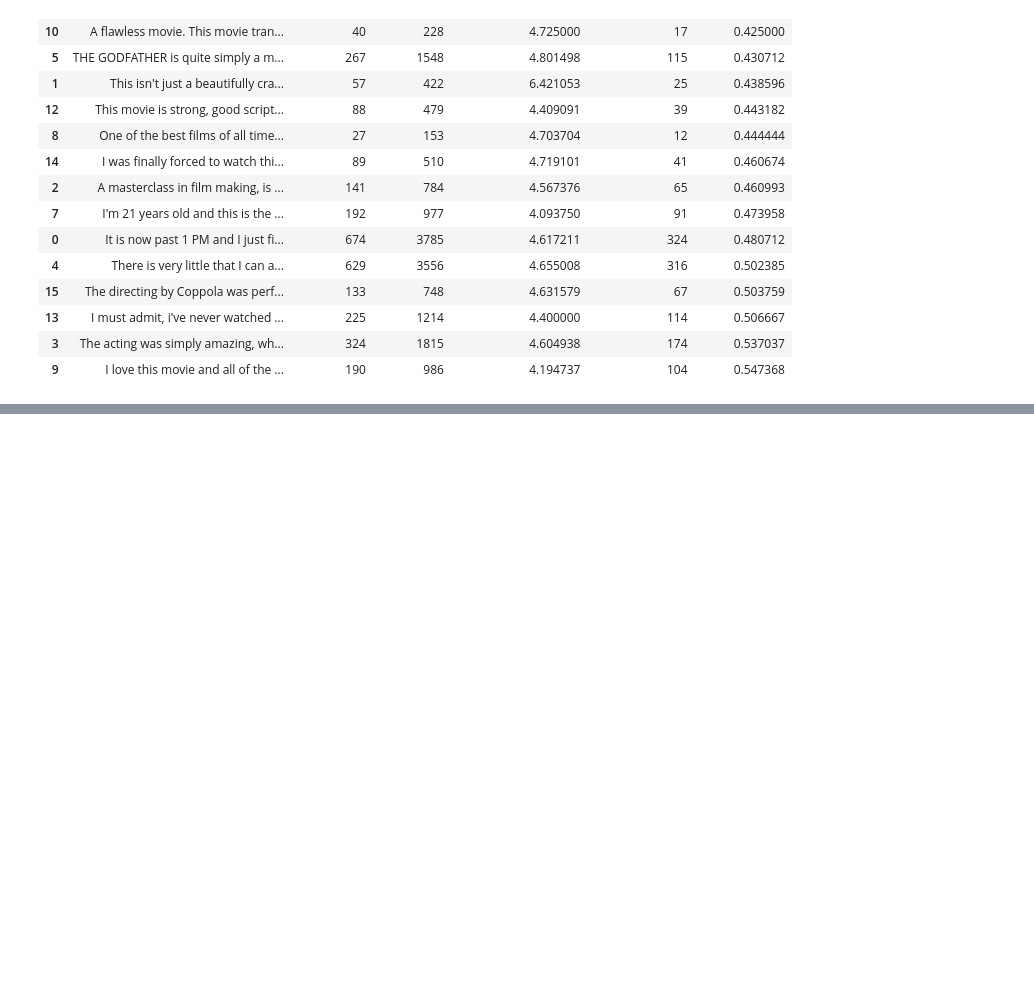
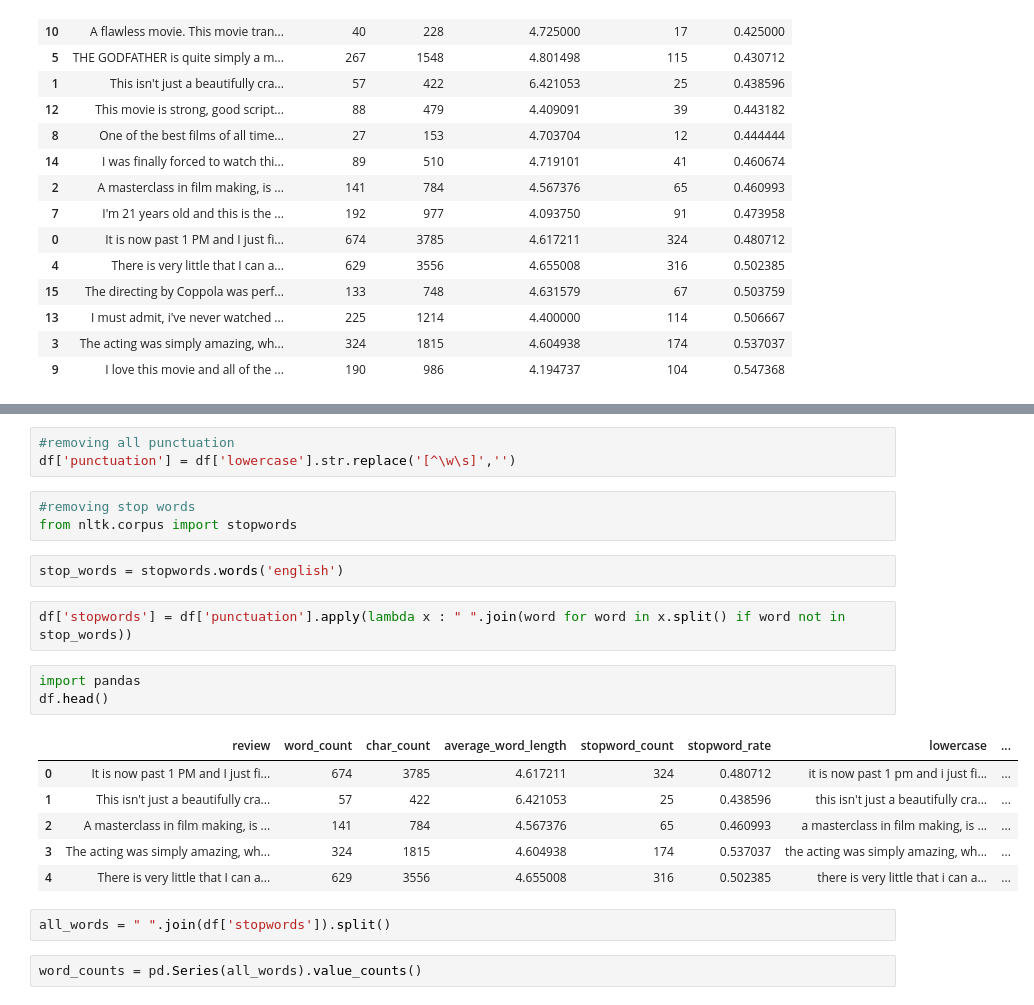
Before and after one commit to anishhgoel/business_sentiment_analysis, a Jupyter notebook: business_reviews.ipynb, the cells around one changed output, grey strips where cells are left out. Saved outputs shown, nothing was run; the diff lists cells and outputs as text; blank space fills up the shorter version.

```diff
--- a/business_reviews.ipynb
+++ b/business_reviews.ipynb
@@ -160,0 +174,24 @@ df.describe()
+# %%
+#removing all punctuation
+df['punctuation'] = df['lowercase'].str.replace('[^\w\s]','')
+# %%
+#removing stop words
+from nltk.corpus import stopwords
+# %%
+stop_words = stopwords.words('english')
+# %%
+df['stopwords'] = df['punctuation'].apply(lambda x : " ".join(word for word in x.split() if word not in stop_words))
+# %%
+import pandas
+df.head()
+# %% [output]
+|  | review | word_count | char_count | average_word_length | stopword_count | stopword_rate | lowercase | ... |
+| 0 | It is now past 1 PM and I just fi... | 674 | 3785 | 4.617211 | 324 | 0.480712 | it is now past 1 pm and i just fi... | ... |
+| 1 | This isn't just a beautifully cra... | 57 | 422 | 6.421053 | 25 | 0.438596 | this isn't just a beautifully cra... | ... |
+| 2 | A masterclass in film making, is ... | 141 | 784 | 4.567376 | 65 | 0.460993 | a masterclass in film making, is ... | ... |
+| 3 | The acting was simply amazing, wh... | 324 | 1815 | 4.604938 | 174 | 0.537037 | the acting was simply amazing, wh... | ... |
+| 4 | There is very little that I can a... | 629 | 3556 | 4.655008 | 316 | 0.502385 | there is very little that i can a... | ... |
+# %%
+all_words = " ".join(df['stopwords']).split()
+# %%
+word_counts = pd.Series(all_words).value_counts()
```
Also changed, not shown: parts of 8 cells of this notebook.
